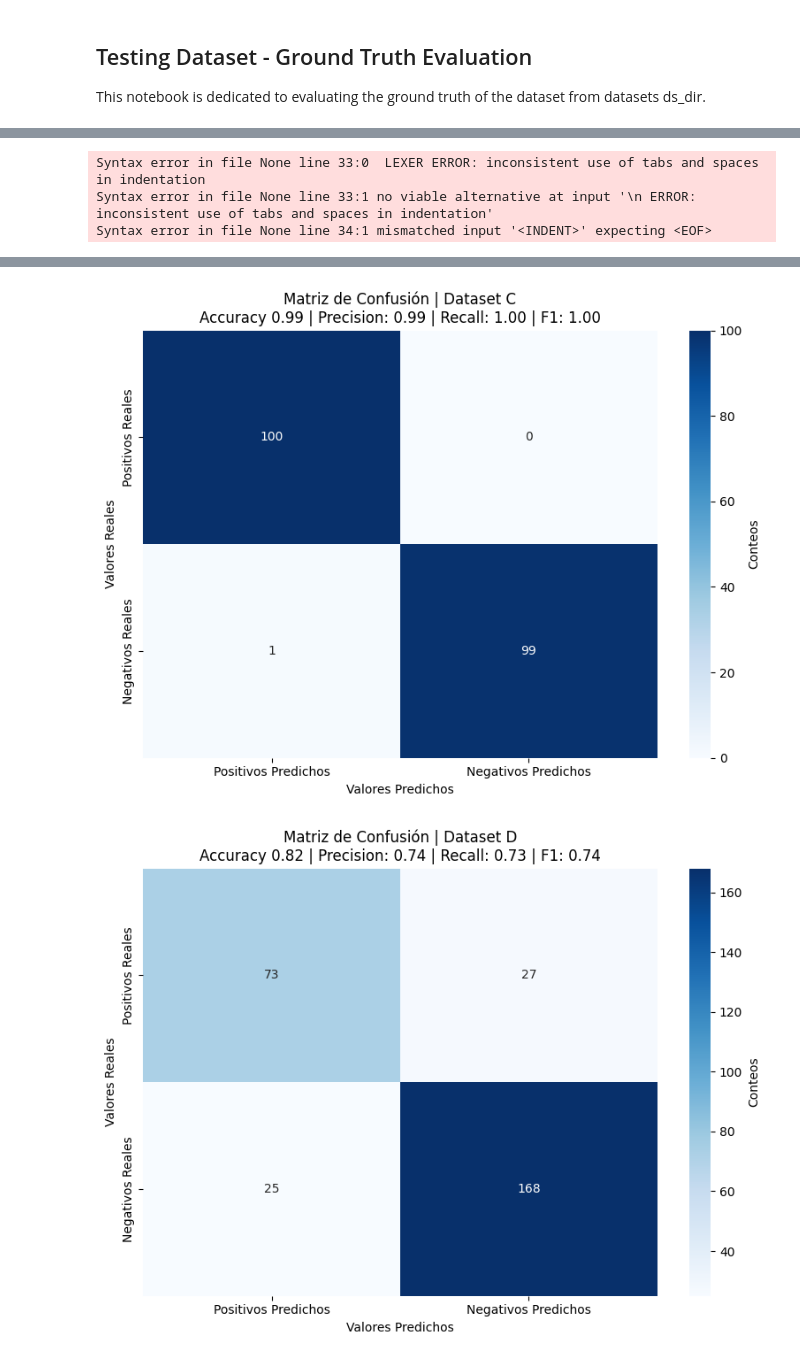
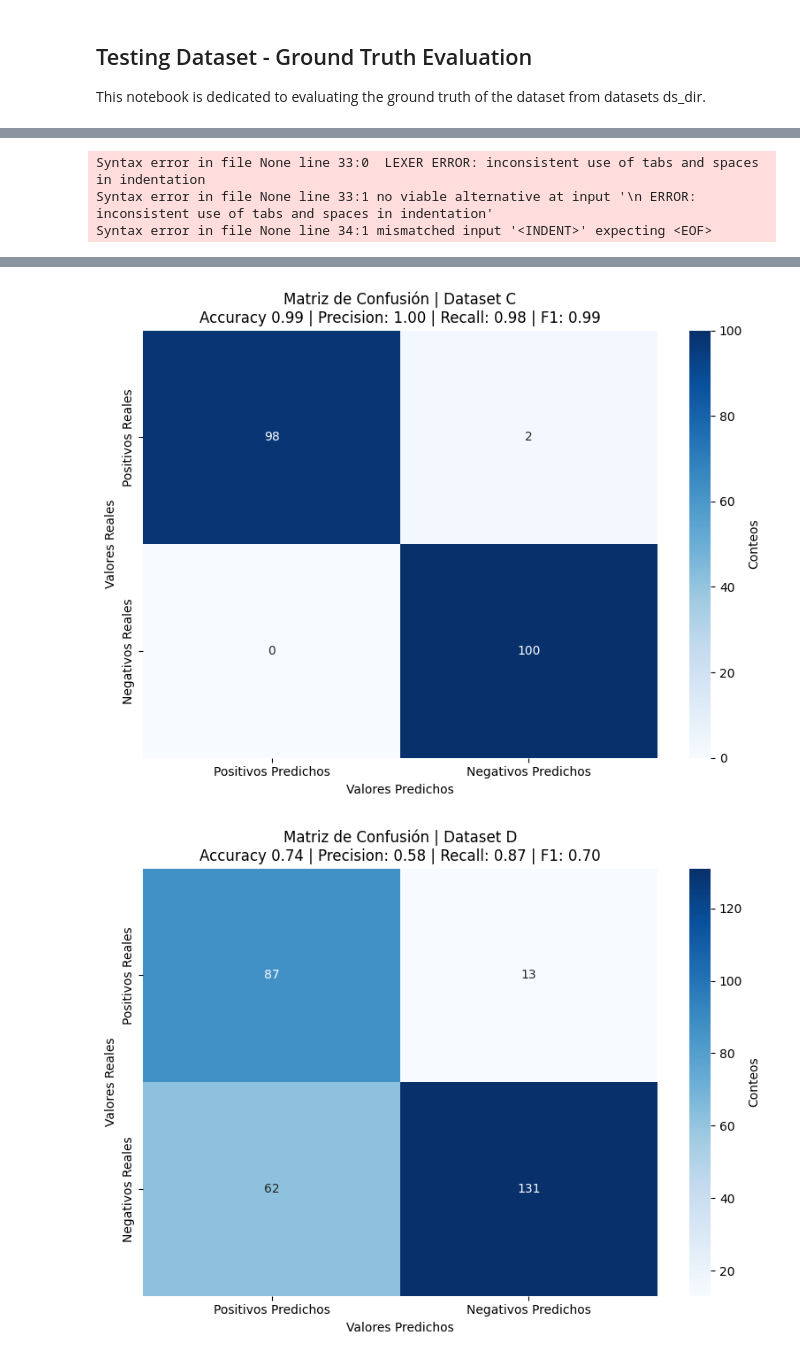
Before and after one commit to EdsonEddy/scsc, a Jupyter notebook: notebooks/testing_dataset/ground_truth.ipynb, the cells around one changed output, grey strips where cells are left out. Drawn from its saved outputs; the diff is of its cells as text; code cells hidden in the pictures.

```diff
--- a/notebooks/testing_dataset/ground_truth.ipynb
+++ b/notebooks/testing_dataset/ground_truth.ipynb
@@ -27,7 +27,7 @@ def get_truth_and_predicted_values(ds_dir, ds_sub_dir, csv_name, method="csim"):
     predicted_values = []
     truth_values = balanced_df["Label"].tolist()
     THRESHOLD = (
-        0.85  # Set a threshold for similarity score to classify pairs as similar or not
+        0.70  # Set a threshold for similarity score to classify pairs as similar or not
     )
 
     def get_content_from_path(path):
@@ -165,4 +165,17 @@ kaggle_truth_values, kaggle_predicted_values = get_truth_and_predicted_values(
 plot_confusion_matrix(
     kaggle_truth_values, kaggle_predicted_values, title='Dataset D', normalize=False, show_metrics=True
 )
+
+"""
+    Controlled dataset evaluation
+"""
+controlled_truth_values, controlled_predicted_values = get_truth_and_predicted_values(
+    ds_dir="datasets",
+    ds_sub_dir="controlled",
+    csv_name="controlled_dataset.csv",
+    method="csim",
+)
+plot_confusion_matrix(
+    controlled_truth_values, controlled_predicted_values, title='Dataset E', normalize=False, show_metrics=True
+)
 # %% [output]
@@ -174,2 +187,2 @@ Syntax error in file None line 34:1 mismatched input '<INDENT>' expecting <EOF>
 [figure]
-[figure, old version]
+[figure, new version]
```
Also changed, not shown: parts of 1 cell of this notebook, 12 other files.
